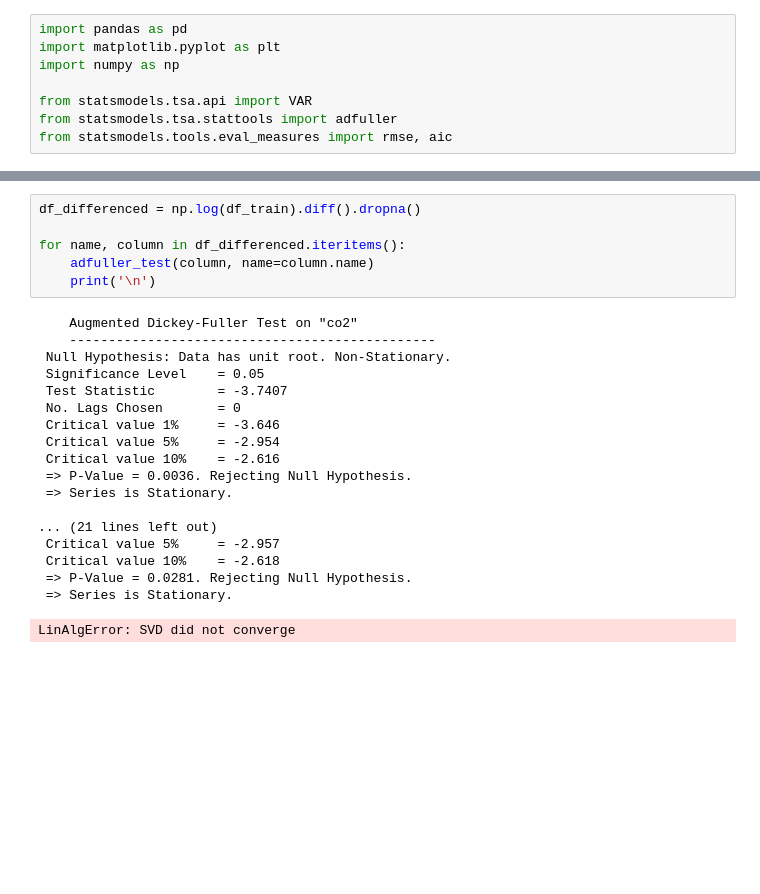
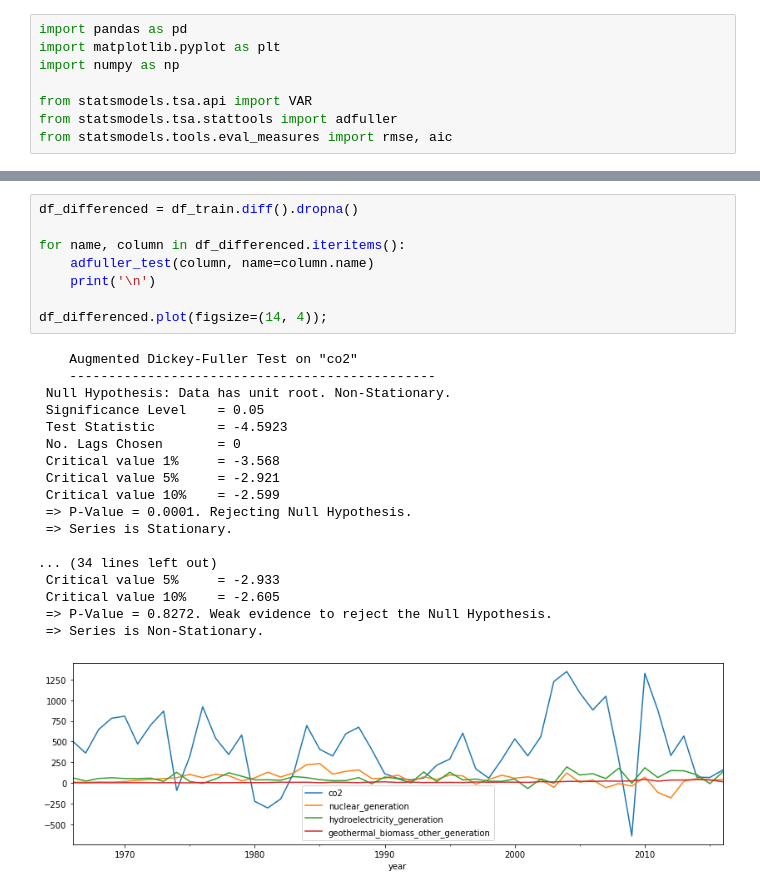
Before and after one commit to tislam35/Climate_Change_Solutions, a Jupyter notebook: renewables.ipynb, the cells around one changed output, grey strips where cells are left out. Saved outputs shown, nothing was run; the diff lists cells and outputs as text; blank space fills up the shorter version.

Commit message:
Removed two series

```diff
--- a/renewables.ipynb
+++ b/renewables.ipynb
@@ -156,30 +156,32 @@ for name, column in df_train.iteritems():
  => P-Value = 1.0. Weak evidence to reject the Null Hypothesis.
  => Series is Non-Stationary.
 # %%
-df_differenced = np.log(df_train).diff().dropna()
+df_differenced = df_train.diff().dropna()
 
 for name, column in df_differenced.iteritems():
     adfuller_test(column, name=column.name)
     print('\n')
+
+df_differenced.plot(figsize=(14, 4));
 # %% [output]
     Augmented Dickey-Fuller Test on "co2"
     -----------------------------------------------
  Null Hypothesis: Data has unit root. Non-Stationary.
  Significance Level    = 0.05
- Test Statistic        = -3.7407
+ Test Statistic        = -4.5923
  No. Lags Chosen       = 0
- Critical value 1%     = -3.646
- Critical value 5%     = -2.954
- Critical value 10%    = -2.616
- => P-Value = 0.0036. Rejecting Null Hypothesis.
+ Critical value 1%     = -3.568
+ Critical value 5%     = -2.921
+ Critical value 10%    = -2.599
+ => P-Value = 0.0001. Rejecting Null Hypothesis.
  => Series is Stationary.
 
-... (21 lines left out)
- Critical value 5%     = -2.957
- Critical value 10%    = -2.618
- => P-Value = 0.0281. Rejecting Null Hypothesis.
- => Series is Stationary.
+... (34 lines left out)
+ Critical value 5%     = -2.933
+ Critical value 10%    = -2.605
+ => P-Value = 0.8272. Weak evidence to reject the Null Hypothesis.
+ => Series is Non-Stationary.
-LinAlgError: SVD did not converge
+[figure, added]
 # %%
 df_differenced = df_differenced.diff().dropna()
 
```
Also changed, not shown: parts of 20 cells of this notebook.
